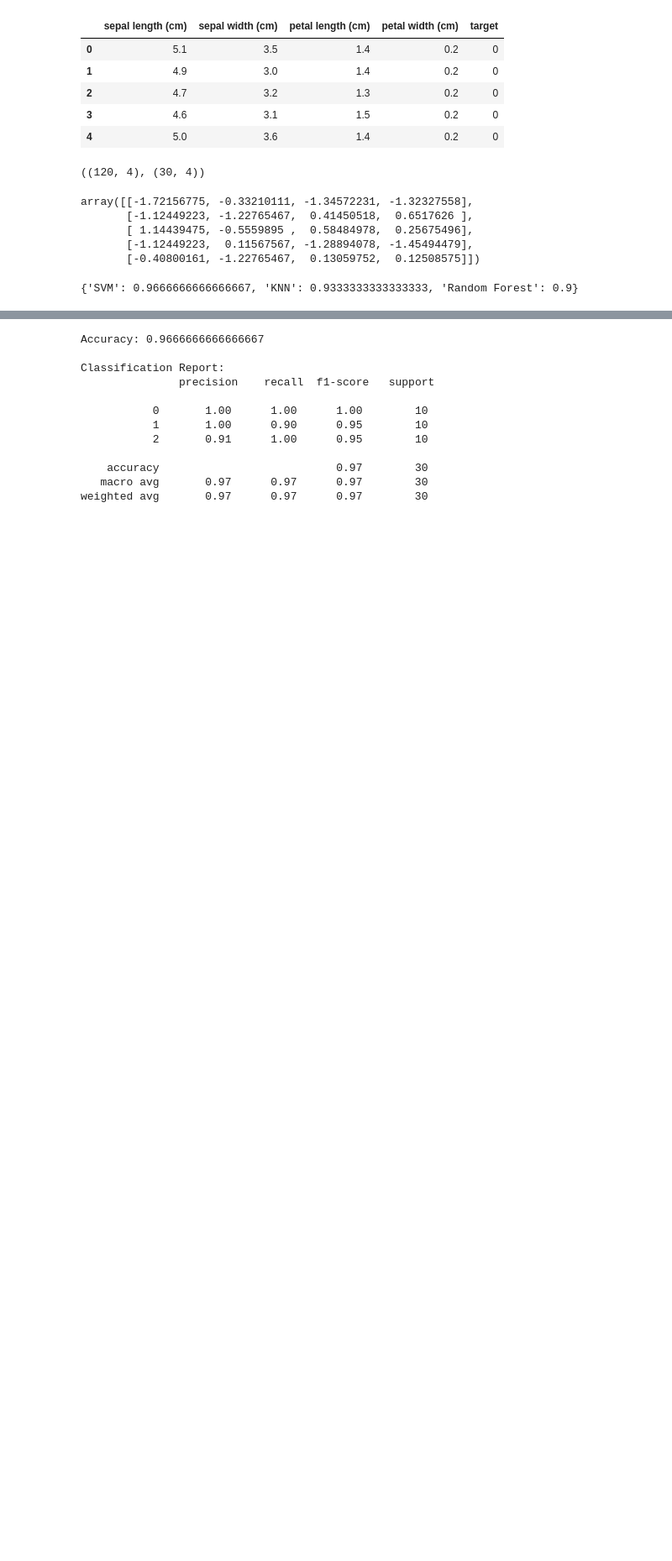
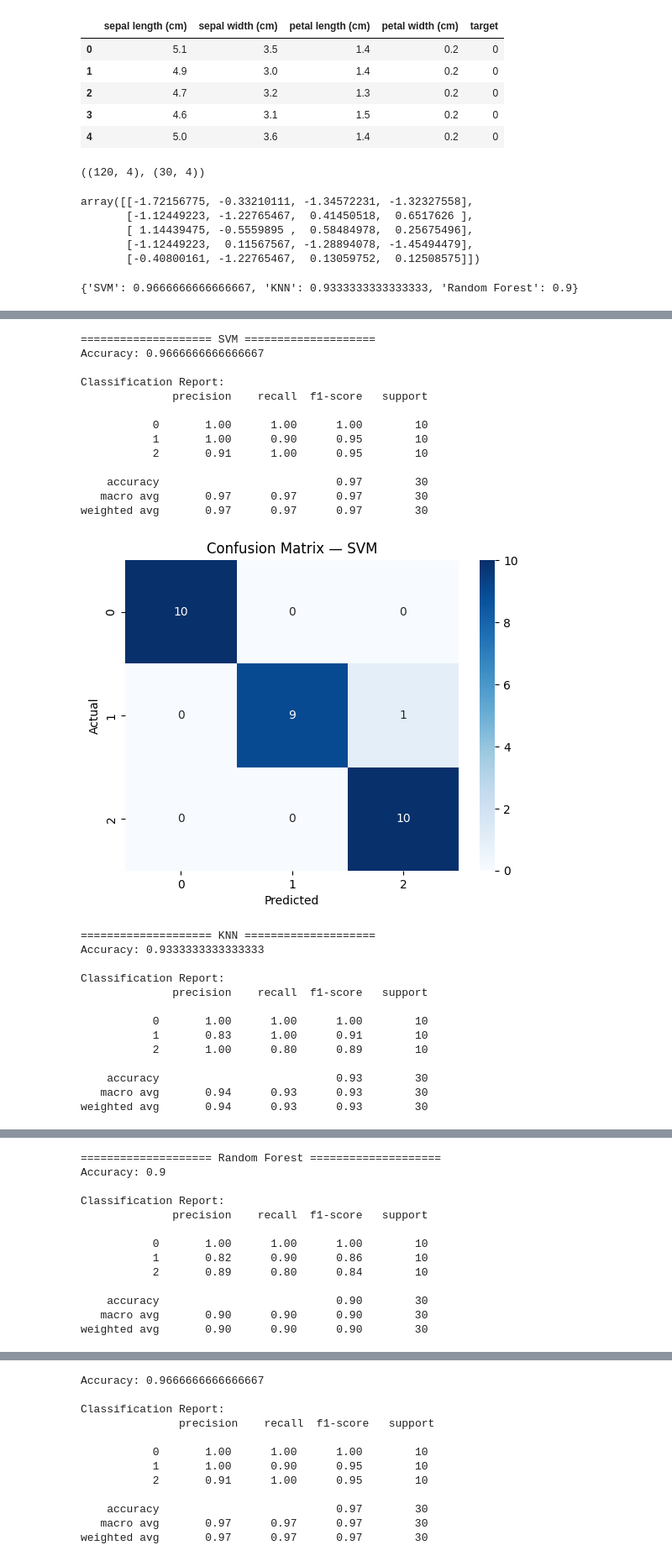
Before and after one commit to vasvi-1/Iris-Classification, a Jupyter notebook: iris_classification.ipynb, the cells around one changed output, grey strips where cells are left out. Shown at 84% size. Saved outputs shown, nothing was run; the diff lists cells and outputs as text; code cells hidden in the pictures; blank space fills up the shorter version.

Commit message:
Add files via upload
Added iris classification notebook

```diff
--- a/iris_classification.ipynb
+++ b/iris_classification.ipynb
@@ -68,0 +81,41 @@ results
+# %%
+for name in models:
+    print(f"==================== {name} ====================")
+    print("Accuracy:", results[name])
+    print("\nClassification Report:")
+    print(classification_report(y_test, predictions[name]))
+
+    cm = confusion_matrix(y_test, predictions[name])
+    sns.heatmap(cm, annot=True, cmap="Blues", fmt="d")
+    plt.title(f"Confusion Matrix — {name}")
+    plt.xlabel("Predicted")
+    plt.ylabel("Actual")
+    plt.show()
+# %% [output]
+==================== SVM ====================
+Accuracy: 0.9666666666666667
+
+Classification Report:
+              precision    recall  f1-score   support
+
+           0       1.00      1.00      1.00        10
+           1       1.00      0.90      0.95        10
+           2       0.91      1.00      0.95        10
+
+    accuracy                           0.97        30
+   macro avg       0.97      0.97      0.97        30
+weighted avg       0.97      0.97      0.97        30
+[figure, added]
+==================== KNN ====================
+Accuracy: 0.9333333333333333
+
+Classification Report:
+              precision    recall  f1-score   support
+
+           0       1.00      1.00      1.00        10
+           1       0.83      1.00      0.91        10
+           2       1.00      0.80      0.89        10
+
+    accuracy                           0.93        30
+   macro avg       0.94      0.93      0.93        30
+weighted avg       0.94      0.93      0.93        30
@@ -68,0 +123,13 @@ results
+==================== Random Forest ====================
+Accuracy: 0.9
+
+Classification Report:
+              precision    recall  f1-score   support
+
+           0       1.00      1.00      1.00        10
+           1       0.82      0.90      0.86        10
+           2       0.89      0.80      0.84        10
+
+    accuracy                           0.90        30
+   macro avg       0.90      0.90      0.90        30
+weighted avg       0.90      0.90      0.90        30
```
Also changed, not shown: parts of 2 cells of this notebook.
